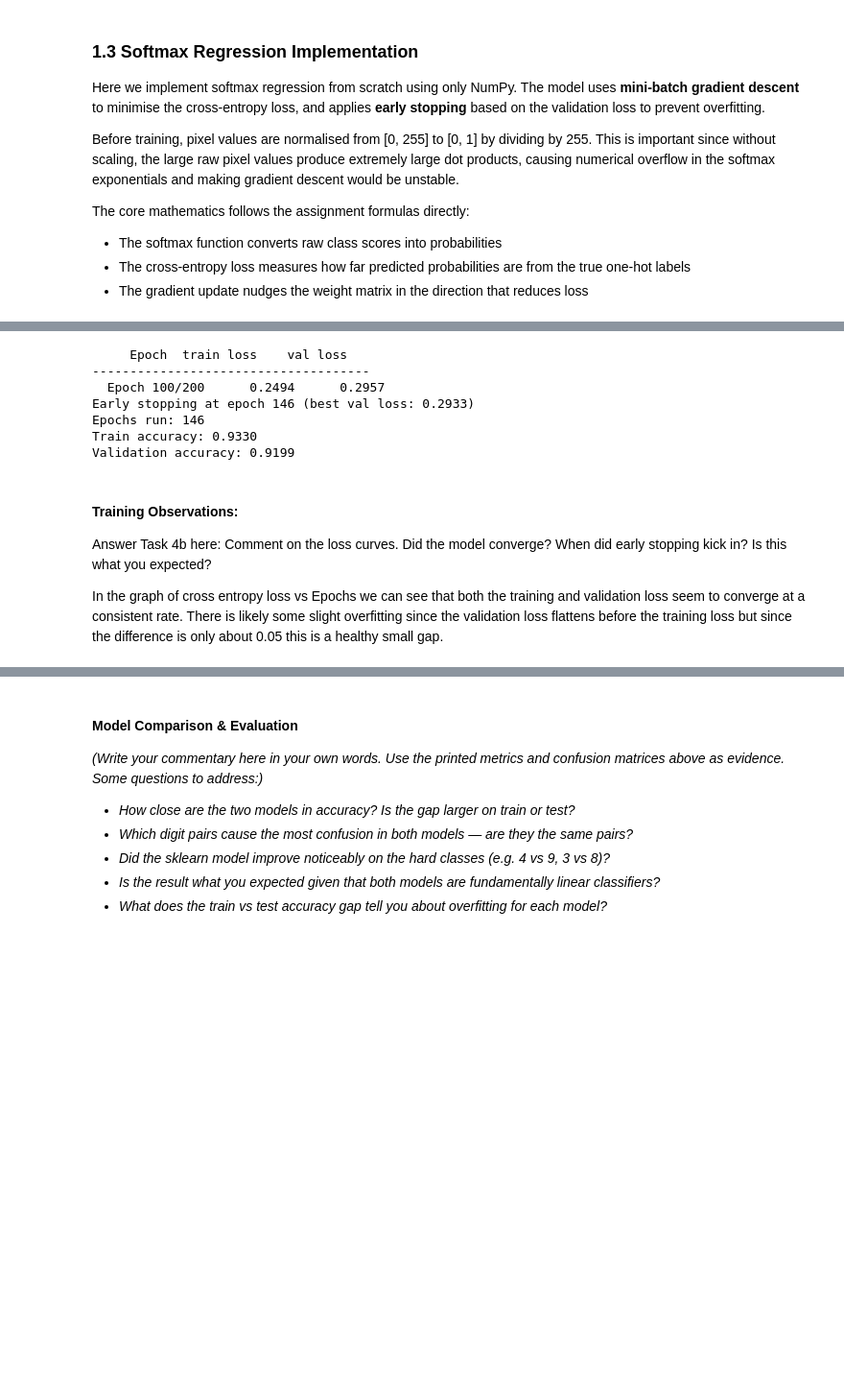
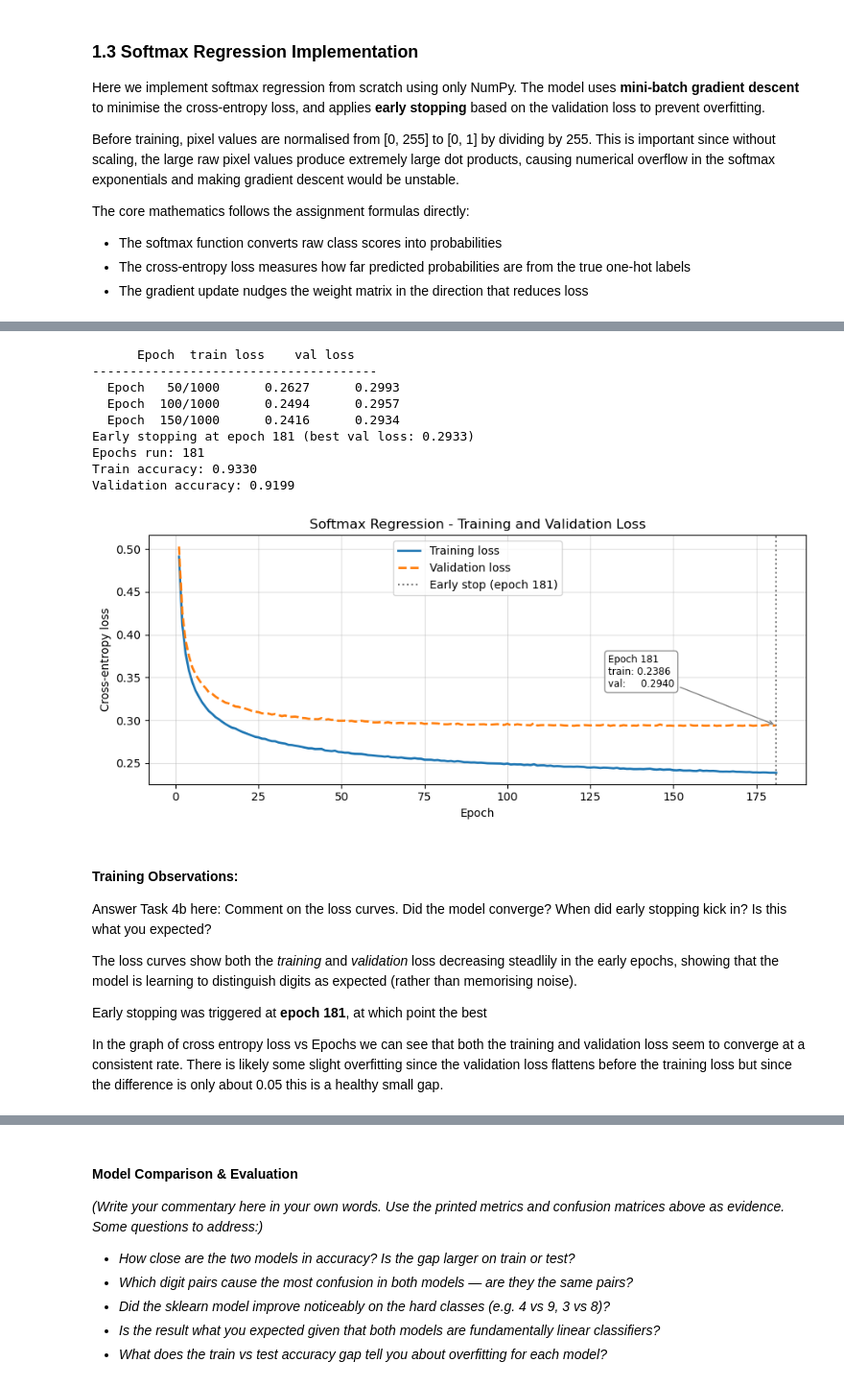
Before and after one commit to James-Wigfield/CITS5508-assignment-1, a Jupyter notebook: 23334375_assignment_1.ipynb, the cells around one changed output, grey strips where cells are left out. Shown at 96% size. Drawn from its saved outputs; the diff is of its cells as text; code cells hidden in the pictures; blank space fills up the shorter version.

```diff
--- a/23334375_assignment_1.ipynb
+++ b/23334375_assignment_1.ipynb
@@ -289,0 +292,5 @@ class SoftmaxRegression:
+# %%
+lr = 0.1
+max_epochs = 1000
+batch_size = 256
+patience = 50
@@ -290,5 +300,5 @@ class SoftmaxRegression:
 # %%
-model = SoftmaxRegression(lr=0.1, max_epochs=200, batch_size=256, patience=15, random_state=42)
+model = SoftmaxRegression(lr=lr, max_epochs=max_epochs, batch_size=batch_size, patience=patience, print_every=50, random_state=42)
 model.fit(X_train_norm, y_train, X_val_norm, y_val)
 
 train_acc = np.mean(model.predict(X_train_norm) == y_train)
@@ -297,31 +307,58 @@ print(f"Epochs run: {model.n_epochs_run_}")
 print(f"Train accuracy: {train_acc:.4f}")
 print(f"Validation accuracy: {val_acc:.4f}")
 # %% [output]
-     Epoch  train loss    val loss
--------------------------------------
-  Epoch 100/200      0.2494      0.2957
-Early stopping at epoch 146 (best val loss: 0.2933)
-Epochs run: 146
+      Epoch  train loss    val loss
+--------------------------------------
+  Epoch   50/1000      0.2627      0.2993
+  Epoch  100/1000      0.2494      0.2957
+  Epoch  150/1000      0.2416      0.2934
+Early stopping at epoch 181 (best val loss: 0.2933)
+Epochs run: 181
 Train accuracy: 0.9330
 Validation accuracy: 0.9199
 # %%
 fig, ax = plt.subplots(figsize=(9, 4))
 epochs = range(1, len(model.train_losses_) + 1)
 
 ax.plot(epochs, model.train_losses_, label='Training loss', linewidth=2)
 ax.plot(epochs, model.val_losses_, label='Validation loss', linewidth=2, linestyle='--')
+
+# annotate the early-stopping epoch
+stop_epoch = model.n_epochs_run_
+stop_train = model.train_losses_[-1]
+stop_val   = model.val_losses_[-1]
+
+ax.axvline(stop_epoch, color='gray', linestyle=':', linewidth=1.5, label=f'Early stop (epoch {stop_epoch})')
+
+# place the label to the left if there's not enough room on the right
+n_epochs = len(model.train_losses_)
+x_offset = -n_epochs * 0.28 if stop_epoch > n_epochs * 0.6 else n_epochs * 0.05
+ax.annotate(
+    f'Epoch {stop_epoch}\ntrain: {stop_train:.4f}\nval:     {stop_val:.4f}',
+    xy=(stop_epoch, stop_val),
+    xytext=(stop_epoch + x_offset, stop_val + 0.045),
+    arrowprops=dict(arrowstyle='->', color='gray'),
+    fontsize=8.5,
+    bbox=dict(boxstyle='round,pad=0.35', fc='white', ec='gray', alpha=0.9),
+)
 
 ax.set_xlabel('Epoch')
 ax.set_ylabel('Cross-entropy loss')
 ax.set_title('Softmax Regression - Training and Validation Loss')
 ax.legend()
 ax.grid(True, alpha=0.4)
 plt.tight_layout()
 plt.show()
+# %% [output]
+[figure, added]
 # %% [markdown]
 #### Training Observations:
 Answer Task 4b here: Comment on the loss curves. Did the model converge? When did early stopping kick in? Is this what you expected?
 
+The loss curves show both the *training* and *validation* loss decreasing steadlily in the early epochs, showing that the model is learning to distinguish digits as expected (rather than memorising noise).
+
+Early stopping was triggered at **epoch 181**, at which point the best
+
 In the graph of cross entropy loss vs Epochs we can see that both the training and validation loss seem to converge at a consistent rate. There is likely some slight overfitting since the validation loss flattens before the training loss but since the difference is only about 0.05 this is a healthy small gap.
 # %% [markdown]
 ### 1.4 Scikit-Learn Logistic Regression Comparison
```
Also changed, not shown: parts of 19 cells of this notebook, 5 other files.
